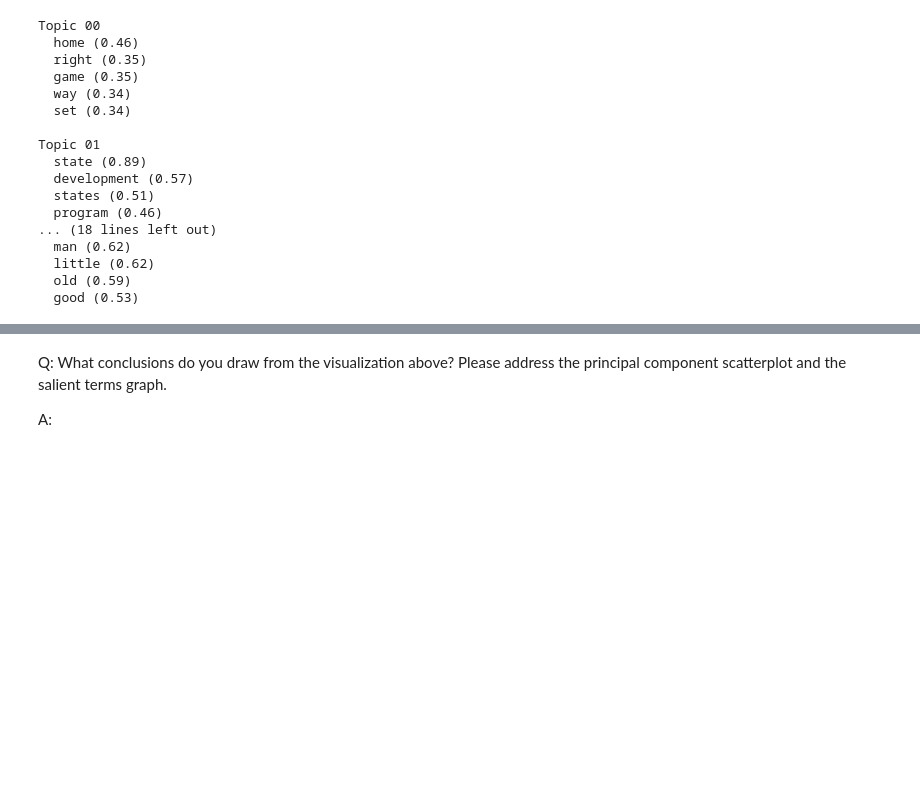
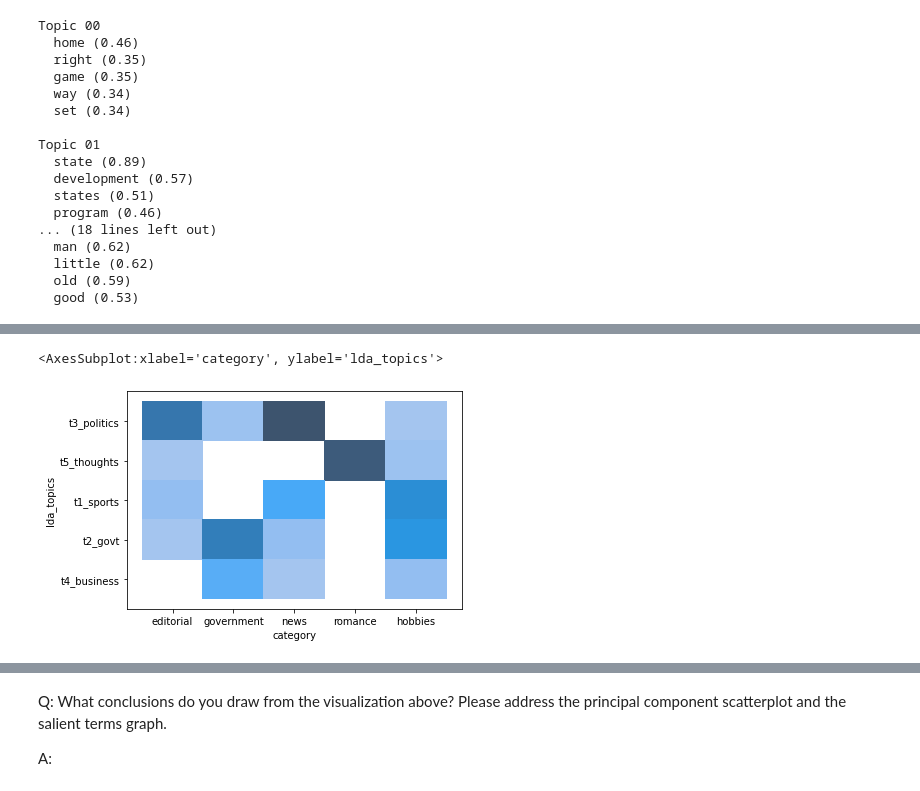
Before and after one commit to stephenkuc/ads509-topicmodeling, a Jupyter notebook: Topic Modeling.ipynb, the cells around one changed output, grey strips where cells are left out. Saved outputs shown, nothing was run; the diff lists cells and outputs as text; code cells hidden in the pictures; blank space fills up the shorter version.

```diff
--- a/Topic Modeling.ipynb
+++ b/Topic Modeling.ipynb
@@ -402,0 +461,35 @@ A: <!-- Your answer here -->
+# %%
+# Repeating of tallying of brown categories within topics
+
+count_feat_names = count_text_vectorizer.get_feature_names_out()
+lda_topics = []
+
+topics_lda  = get_topics_terms_weights(H_lda_text_matrix, count_feat_names)
+
+for row in range(len(df['text'])):
+    lda_topics.append(topics_lda[np.argmax(W_lda_text_matrix[row])][1][0]) # looking at the second highest term, as 1st will have some matches
+
+df['lda_topics'] = lda_topics
+# %%
+# ways to assign, like with last models
+
+# Topic 1 - Sports - right
+# Topic 2 - Government - development
+# Topic 3 - Politics - mr
+# Topic 4 - Business - general
+# Topic 5 - Thoughts - man
+
+df.loc[df['lda_topics'] == "right", "lda_topics"] = "t1_sports"
+df.loc[df['lda_topics'] == "development", "lda_topics"] = "t2_govt"
+df.loc[df['lda_topics'] == "mr", "lda_topics"] = "t3_politics"
+df.loc[df['lda_topics'] == "general", "lda_topics"] = "t4_business"
+df.loc[df['lda_topics'] == "man", "lda_topics"] = "t5_thoughts"
+# %%
+# viewing just nmf_topics and its corresponding topic via nmf_topics
+
+import seaborn as sns
+
+sns.histplot(binwidth = 1, x = "category", y = "lda_topics", data = df, stat = "count", multiple = "dodge")
+# %% [output]
+<AxesSubplot:xlabel='category', ylabel='lda_topics'>
+[figure, added]
```
Also changed, not shown: parts of 41 cells of this notebook.
